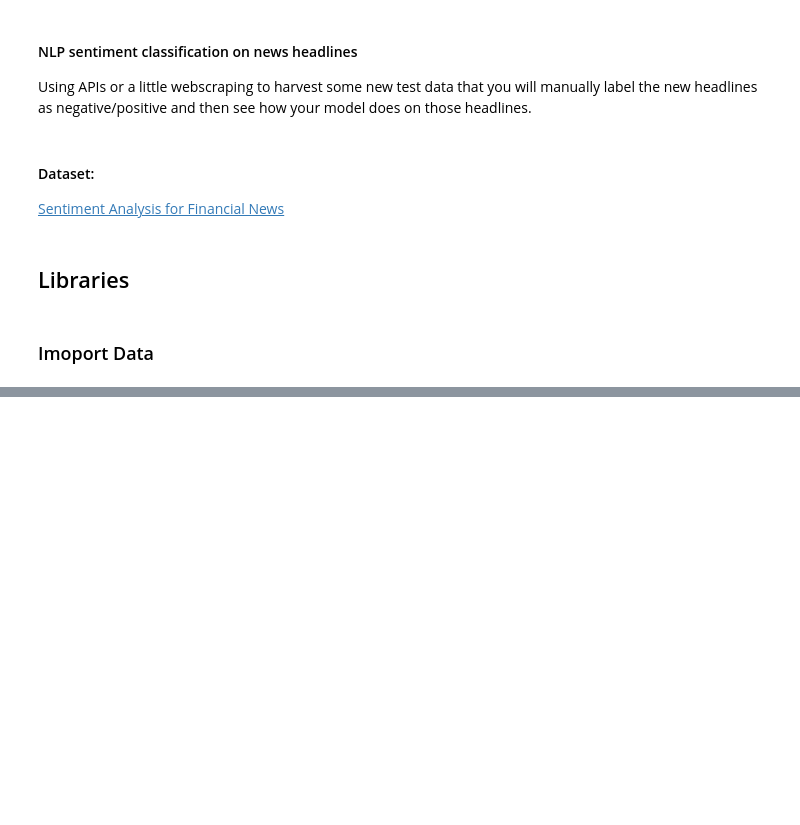
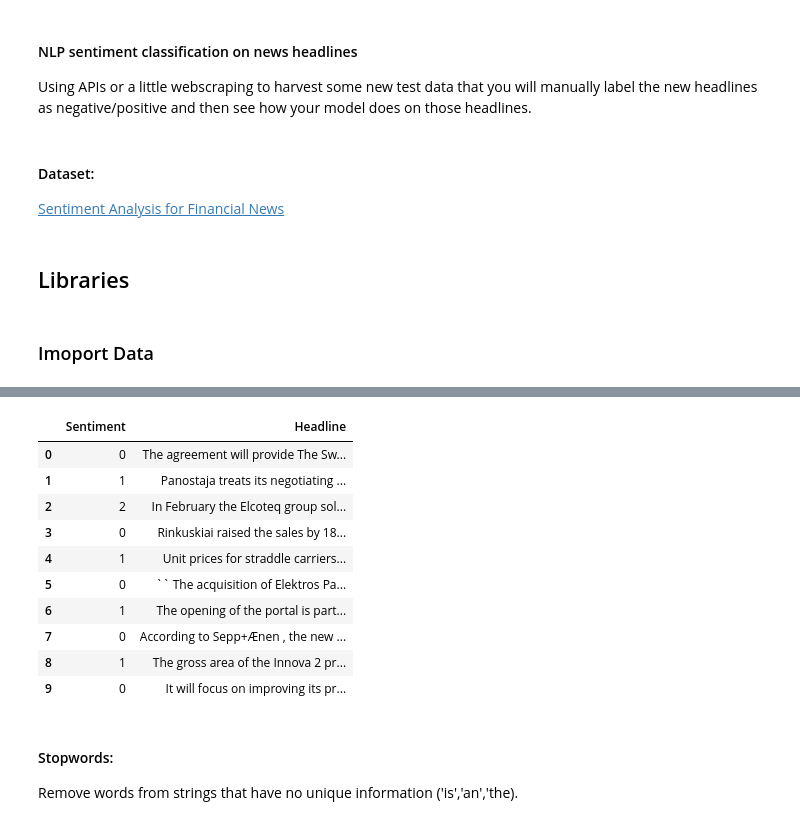
Before and after one commit to peimani/NLP_Sentiment_Classification, a Jupyter notebook: SentimentAnalysis.ipynb, the cells around one changed output, grey strips where cells are left out. Saved outputs shown, nothing was run; the diff lists cells and outputs as text; code cells hidden in the pictures; blank space fills up the shorter version.

```diff
--- a/SentimentAnalysis.ipynb
+++ b/SentimentAnalysis.ipynb
@@ -16,2 +11,35 @@ import matplotlib.pyplot as plt
+# %%
+import numpy as np
+import pandas as pd
+import seaborn as sns
+import matplotlib.pyplot as plt
+from wordcloud import WordCloud
+
+# NLTK - Stopwords:
+import nltk
+from nltk.corpus import stopwords
+import string
+from nltk import word_tokenize, FreqDist
+from nltk.stem import WordNetLemmatizer
+from nltk import pos_tag
+from nltk.corpus import wordnet
+
+from sklearn.model_selection import train_test_split
+
+from keras.preprocessing.text import Tokenizer
+from keras.preprocessing.sequence import pad_sequences
+from keras.models import Sequential
+from keras.layers import Embedding, LSTM, Dense, Dropout
+from keras.optimizers import Adam
+from keras.callbacks import EarlyStopping
+
+from gensim.models.doc2vec import TaggedDocument
+from collections import Counter
+
+import warnings
+warnings.filterwarnings('ignore')
+
+#to see the entire column width:
+pd.set_option('display.max_colwidth', -1)
 # %% [markdown]
 ### Imoport Data
@@ -21,0 +98,19 @@ FileNotFoundError: [Errno 2] No such file or directory: '.../Users/ArashPeimani/
+# %%
+# traversing through Sentiment column and writing values where key matches
+df.Sentiment = [sentiment[item] for item in df.Sentiment]
+df.head(10)
+# %% [output]
+|  | Sentiment | Headline |
+| 0 | 0 | The agreement will provide The Sw... |
+| 1 | 1 | Panostaja treats its negotiating ... |
+| 2 | 2 | In February the Elcoteq group sol... |
+| 3 | 0 | Rinkuskiai raised the sales by 18... |
+| 4 | 1 | Unit prices for straddle carriers... |
+| 5 | 0 | `` The acquisition of Elektros Pa... |
+| 6 | 1 | The opening of the portal is part... |
+| 7 | 0 | According to Sepp+Ænen , the new ... |
+| 8 | 1 | The gross area of the Innova 2 pr... |
+| 9 | 0 | It will focus on improving its pr... |
+# %% [markdown]
+#### Stopwords:
+Remove words from strings that have no unique information ('is','an','the).
```
Also changed, not shown: parts of 53 cells of this notebook.
